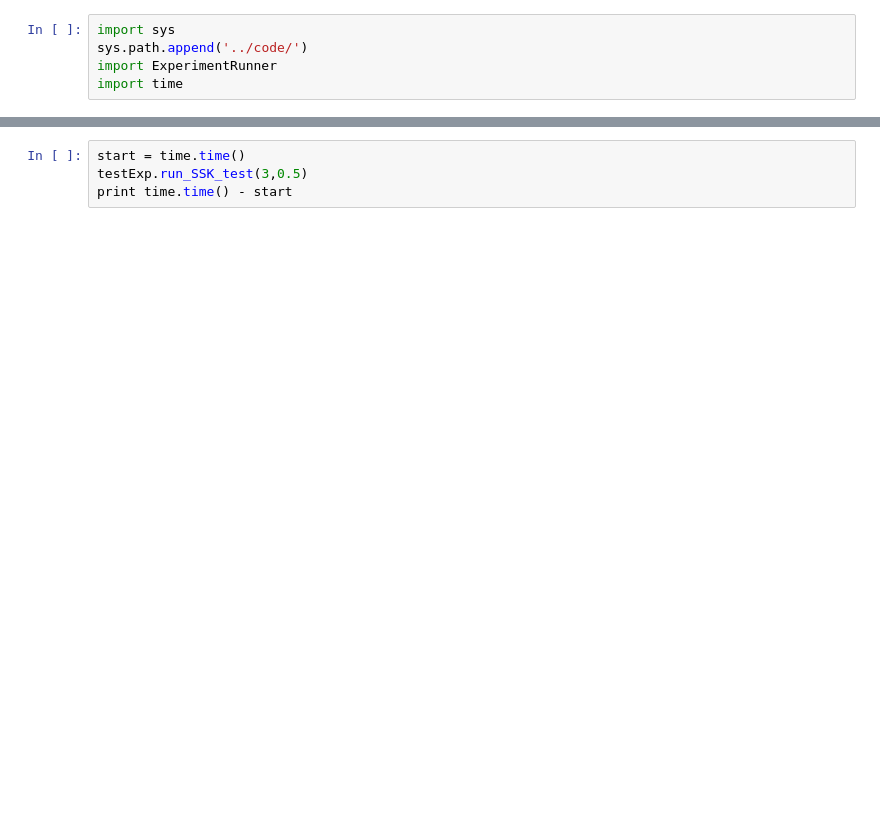
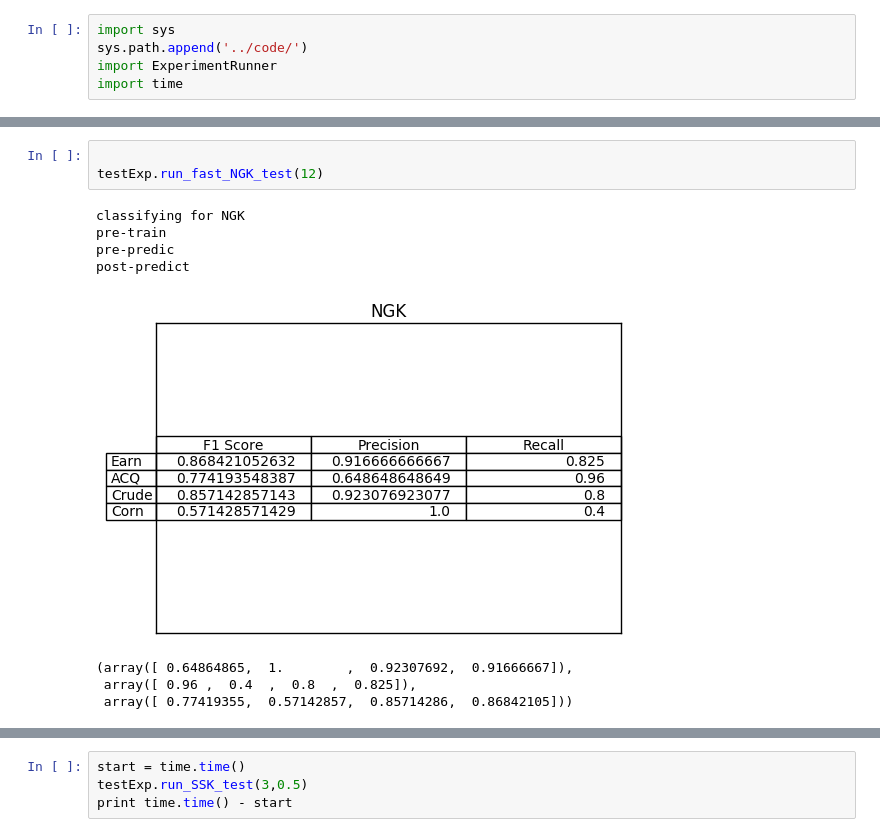
Before and after one commit to fabianschilling/string-kernels, a Jupyter notebook: notebooks/StartExperiment.ipynb, the cells around one changed output, grey strips where cells are left out. Saved outputs shown, nothing was run; the diff lists cells and outputs as text; blank space fills up the shorter version.

```diff
--- a/notebooks/StartExperiment.ipynb
+++ b/notebooks/StartExperiment.ipynb
@@ -13,0 +14,12 @@ done
+# %%
+
+testExp.run_fast_NGK_test(12)
+# %% [output]
+classifying for NGK
+pre-train
+pre-predic
+post-predict
+[figure, added]
+(array([ 0.64864865,  1.        ,  0.92307692,  0.91666667]),
+ array([ 0.96 ,  0.4  ,  0.8  ,  0.825]),
+ array([ 0.77419355,  0.57142857,  0.85714286,  0.86842105]))
```
Also changed, not shown: parts of 6 cells of this notebook, 5 other files.
